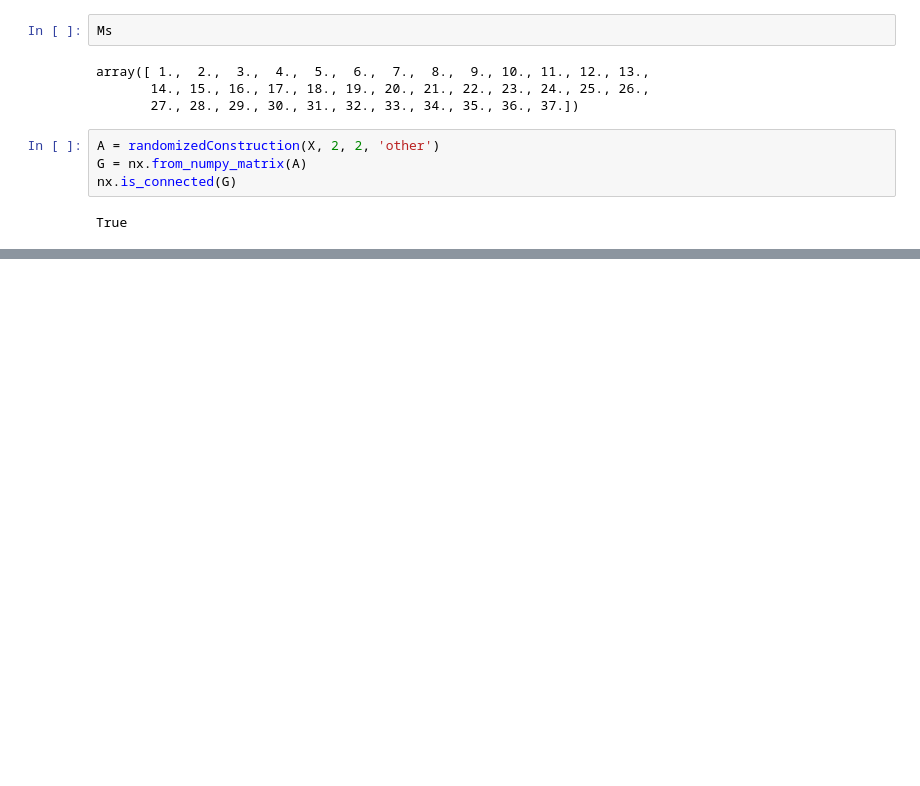
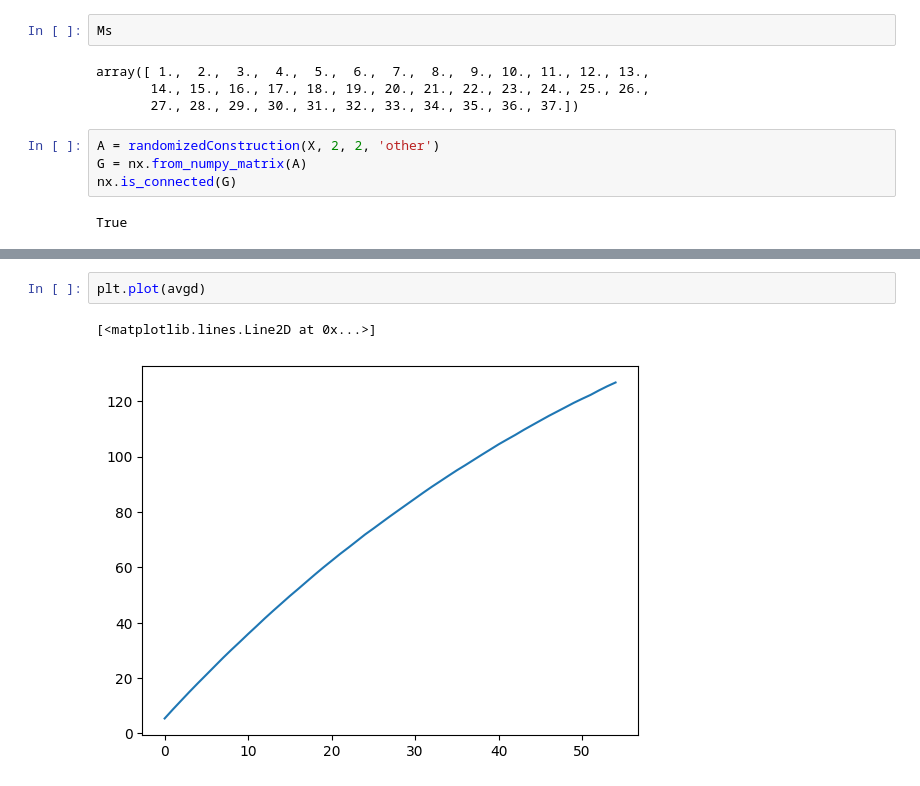
Before and after one commit to LeoDiNino97/SocialNetworks-OnlineMarkets, a Jupyter notebook: Social Networks/Final Project/primer.ipynb, the cells around one changed output, grey strips where cells are left out. Saved outputs shown, nothing was run; the diff lists cells and outputs as text; blank space fills up the shorter version.

```diff
--- a/Social Networks/Final Project/primer.ipynb
+++ b/Social Networks/Final Project/primer.ipynb
@@ -153,0 +245,5 @@ nx.draw_circular(G)
+# %%
+plt.plot(avgd)
+# %% [output]
+[<matplotlib.lines.Line2D at 0x...>]
+[figure, added]
```
Also changed, not shown: parts of 16 cells of this notebook, 1 other file.
